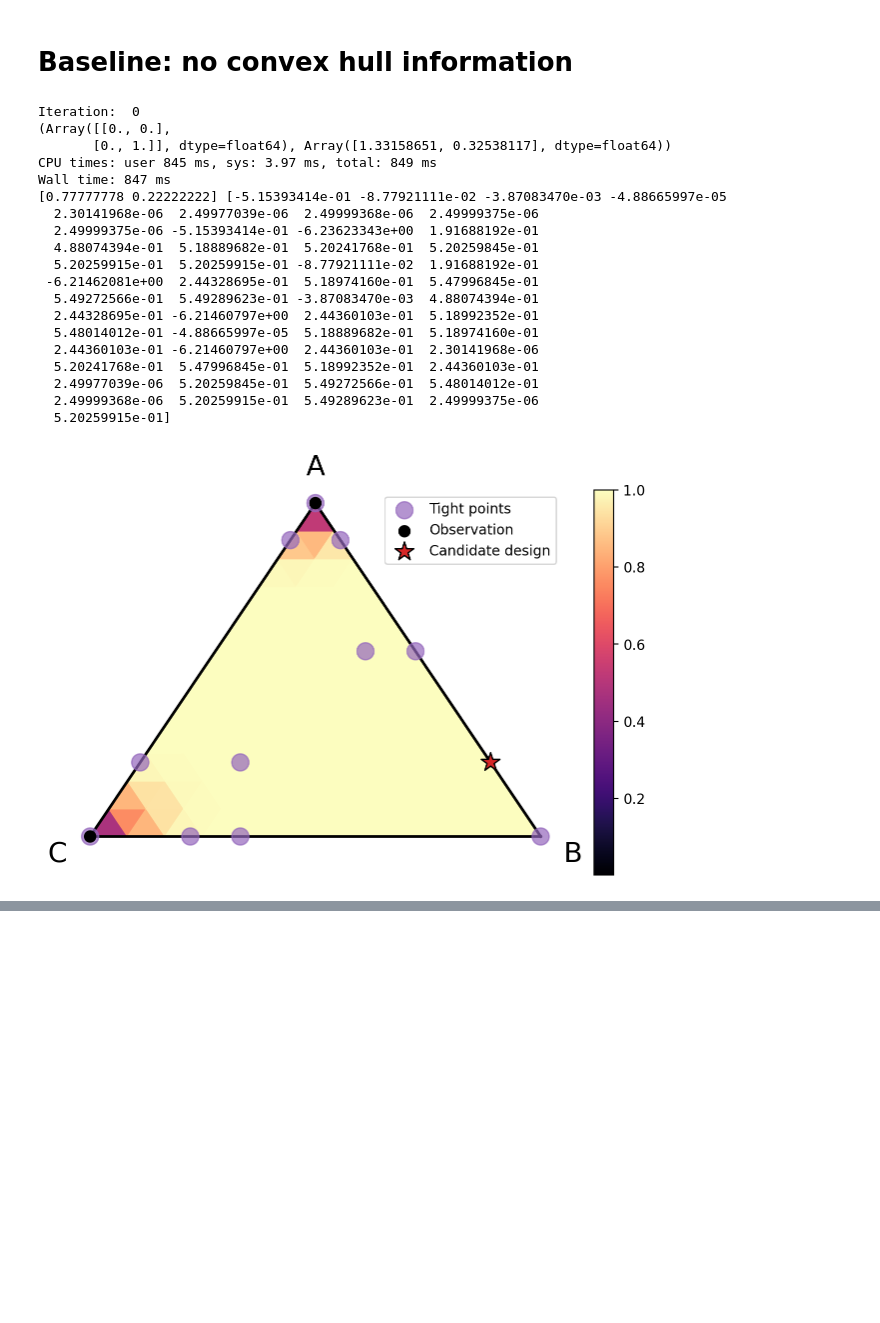
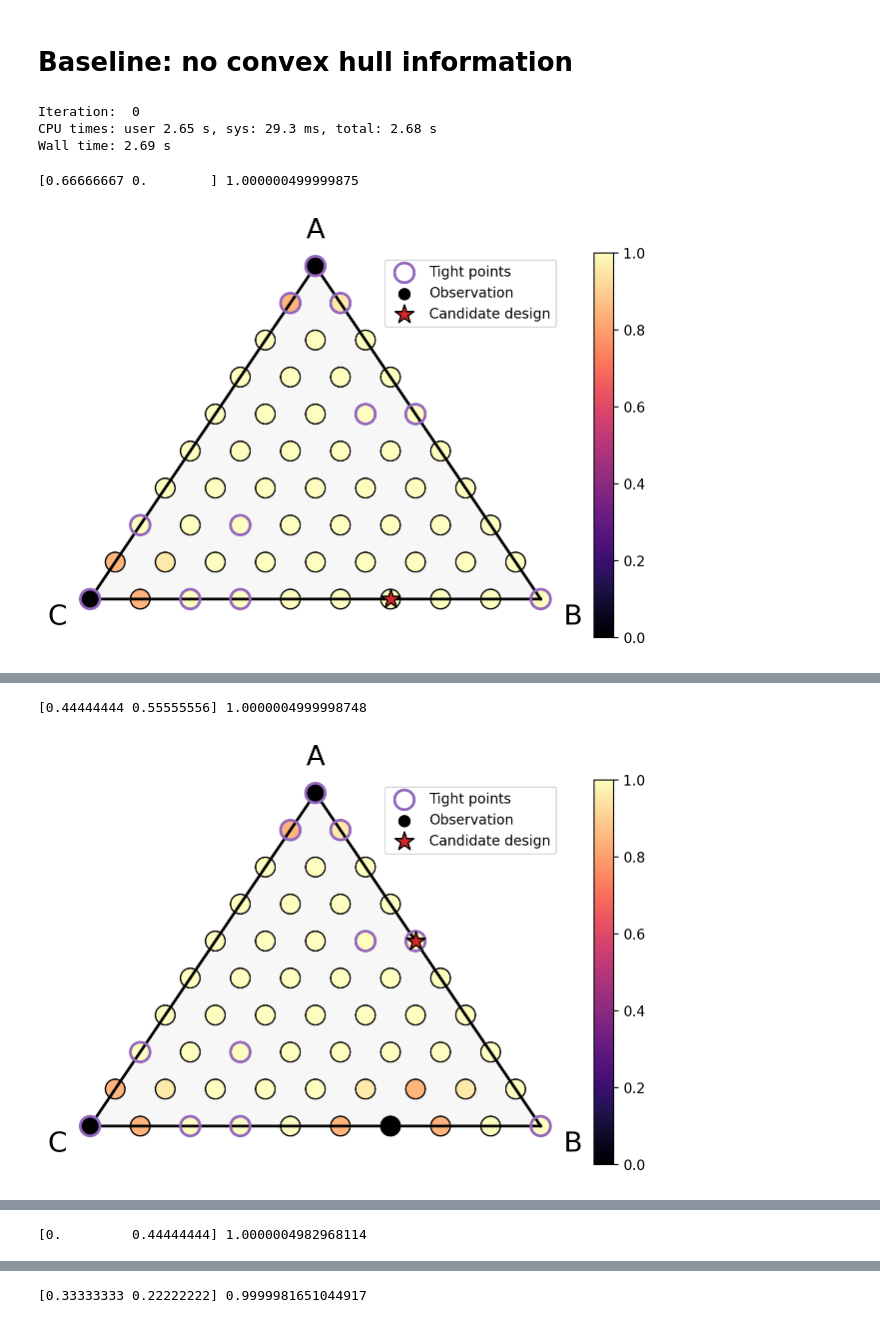
Before and after one commit to PrincetonLIPS/active-phase-mapping, a Jupyter notebook: notebooks/synthetic_2D_example.ipynb, the cells around one changed output, grey strips where cells are left out. Saved outputs shown, nothing was run; the diff lists cells and outputs as text; code cells hidden in the pictures; blank space fills up the shorter version.

```diff
--- a/notebooks/synthetic_2D_example.ipynb
+++ b/notebooks/synthetic_2D_example.ipynb
@@ -35,7 +36,7 @@ for x in design_space:
 
 knot_N = len(design_space)
 # %%
-npr.seed(10)
+npr.seed(10); rng_key = jrnd.PRNGKey(1)
 
 true_y, true_envelope = generate_true_function(design_space, knot_N)
 
@@ -45,14 +46,6 @@ tight_pts = []
 for x in tight_designs:
     tight_pts.append(jnp.array([x[0], x[1], 1-x.sum()]))
 
-
-# Set random seed
-#npr.seed(2)
-rng_key = jrnd.PRNGKey(1)
-
-num_iters = 1
-design_inds = jnp.array(range(knot_N))
-
 # observations
 train_x = jnp.array([design_space[0], design_space[-1]])
 train_y = jnp.array([true_y[0], true_y[-1]])
@@ -179,46 +119,39 @@ def plot_std(posterior, dataset, params, pts, next_x=None, scale=10, tight_pts=N
 # %%
 ## baseline
 
-num_iters = 1
+num_iters = 6
+
+dataset = Dataset(X=train_x, y=train_y[:,jnp.newaxis])
+designs = design_space[1:-1]
+
+# Update the model given the data above
+pred_mean, pred_cov, posterior, params = update_model(dataset, design_space, rng_key, update_params=False)
 
 # Note 2/20: something isn't right here
 # TODO: need to make sure predictions have the right shape
 
 for i in range(num_iters):
 
     print("Iteration: ", i)
-    print(data)
     %time next_x, entropy_change = get_next_candidate_baseline(posterior, params, dataset, designs, design_space)
 
-    print(next_x, entropy_change)
+    #covariances = jnp.array([make_preds(dataset, posterior, params, jnp.atleast_2d(x))[1] for x in designs])
+    #print(designs[(0.5 * jnp.linalg.slogdet(covariances + 1)[1]).argmax()],  covariances[(0.5 * jnp.linalg.slogdet(covariances + 1)[1]).argmax()])
+    #print(next_x, entropy_change)
     next_x_ind = (design_space == next_x).sum(1).argmax()
-    #plot_triangle(pts, tight_pts, data, next_x_ind, plot_design=False)
+    #print(next_x, next_x_ind, entropy_change.max(), jnp.sqrt(covariances.max()))
 
     # plot posterior std
-    plot_std(posterior, dataset, params, pts, next_x_ind, tight_pts=tight_pts, scale=12)
+    plot_std(posterior, dataset, params, pts, next_x=next_x_ind, tight_pts=tight_pts, scale=n_grid*10, plot_design=False)
+    #plot_std(posterior, dataset, params, pts, next_x_ind, tight_pts=tight_pts, scale=12)
 
-    #dataset = dataset + Dataset(X=jnp.atleast_2d(next_x), y=jnp.atleast_2d(true_y[next_x_ind]))
-    #designs = jnp.delete(designs, (designs == next_x).argmax())[:, jnp.newaxis]
+    dataset = dataset + Dataset(X=jnp.atleast_2d(next_x), y=jnp.atleast_2d(true_y[next_x_ind]))
+    designs = jnp.delete(designs, (designs == next_x).sum(1).argmax(), axis=0)
 
-    #pred_mean, pred_cov, posterior, params = update_model(dataset, design_space, rng_key, update_params=False)
+    pred_mean, pred_cov, posterior, params = update_model(dataset, design_space, rng_key, update_params=False)
 # %% [output]
 Iteration:  0
-(Array([[0., 0.],
-       [0., 1.]], dtype=float64), Array([1.33158651, 0.32538117], dtype=float64))
-CPU times: user 845 ms, sys: 3.97 ms, total: 849 ms
-Wall time: 847 ms
-[0.77777778 0.22222222] [-5.15393414e-01 -8.77921111e-02 -3.87083470e-03 -4.88665997e-05
-  2.30141968e-06  2.49977039e-06  2.49999368e-06  2.49999375e-06
-  2.49999375e-06 -5.15393414e-01 -6.23623343e+00  1.91688192e-01
-  4.88074394e-01  5.18889682e-01  5.20241768e-01  5.20259845e-01
-  5.20259915e-01  5.20259915e-01 -8.77921111e-02  1.91688192e-01
- -6.21462081e+00  2.44328695e-01  5.18974160e-01  5.47996845e-01
-  5.49272566e-01  5.49289623e-01 -3.87083470e-03  4.88074394e-01
-  2.44328695e-01 -6.21460797e+00  2.44360103e-01  5.18992352e-01
-  5.48014012e-01 -4.88665997e-05  5.18889682e-01  5.18974160e-01
-  2.44360103e-01 -6.21460797e+00  2.44360103e-01  2.30141968e-06
-  5.20241768e-01  5.47996845e-01  5.18992352e-01  2.44360103e-01
-  2.49977039e-06  5.20259845e-01  5.49272566e-01  5.48014012e-01
-  2.49999368e-06  5.20259915e-01  5.49289623e-01  2.49999375e-06
-  5.20259915e-01]
+CPU times: user 2.65 s, sys: 29.3 ms, total: 2.68 s
+Wall time: 2.69 s
+[0.66666667 0.        ] 1.000000499999875
-[figure, old version]
+[figure, new version]
@@ -224,0 +161,2 @@ Wall time: 847 ms
+[0.44444444 0.55555556] 1.0000004999998748
+[figure, added]
@@ -224,0 +166 @@ Wall time: 847 ms
+[0.         0.44444444] 1.0000004982968114
@@ -224,0 +171 @@ Wall time: 847 ms
+[0.33333333 0.22222222] 0.9999981651044917
```
Also changed, not shown: parts of 9 cells of this notebook, 3 other files.
